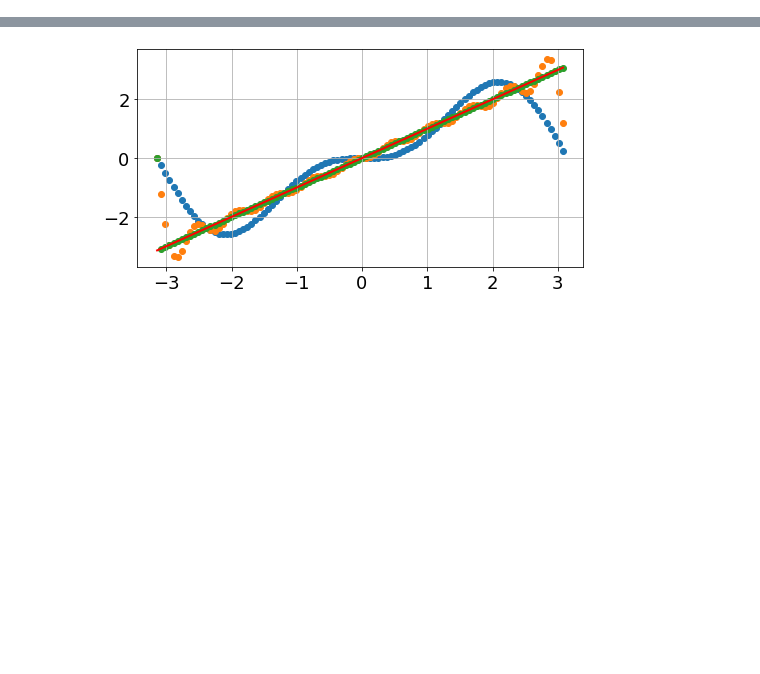
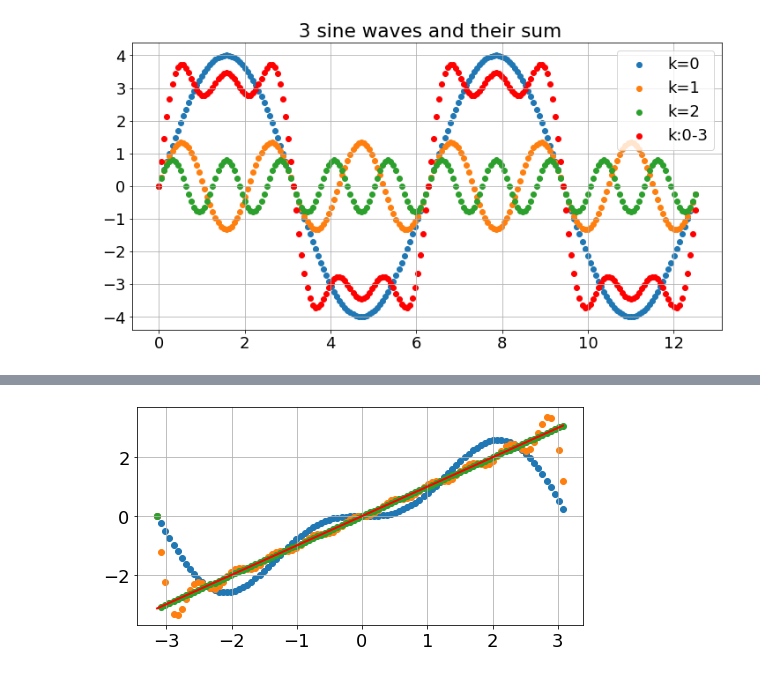
Before and after one commit to ftk1000/math, a Jupyter notebook: FourierSeries/fs_examples.ipynb, the cells around one changed output, grey strips where cells are left out. Drawn from its saved outputs; the diff is of its cells as text; code cells hidden in the pictures; blank space fills up the shorter version.

```diff
--- a/FourierSeries/fs_examples.ipynb
+++ b/FourierSeries/fs_examples.ipynb
@@ -4,0 +22,34 @@
+# %%
+import numpy as np
+import matplotlib.pyplot as plt
+from matplotlib.cm import get_cmap
+
+x = np.arange( 0, 4*np.pi, dx )
+y0 = 4*np.sin(x)
+y1 = 4/3*np.sin(3*x)
+y2 = 4/5*np.sin(5*x)
+
+plt.rcParams['figure.figsize'] = [12, 6]
+plt.rcParams.update({'font.size': 18})
+fig, ax = plt.subplots()
+# ax.plot(x, y0,'-',color='r',LineWidth=2)
+ax.scatter(x, y0, label='k=0')
+ax.scatter(x, y1, label='k=1')
+ax.scatter(x, y2, label='k=2')
+
+ax.scatter(x, y0+y1+y2, c='r',label='k:0-3')
+
+ax.grid(True)
+cmap = get_cmap('tab10')
+colors = cmap.colors
+ax.set_prop_cycle(color=colors)
+
+ax.legend(loc='upper right')
+# legend = ax.legend(loc='upper right', shadow=True, fontsize='x-large')
+
+# # Put a nicer background color on the legend.
+# legend.get_frame().set_facecolor('C0')
+plt.title( ' 3 sine waves and their sum')
+plt.show()
+# %% [output]
+[figure, added]
```
Also changed, not shown: parts of 6 cells of this notebook, 1 other file.
